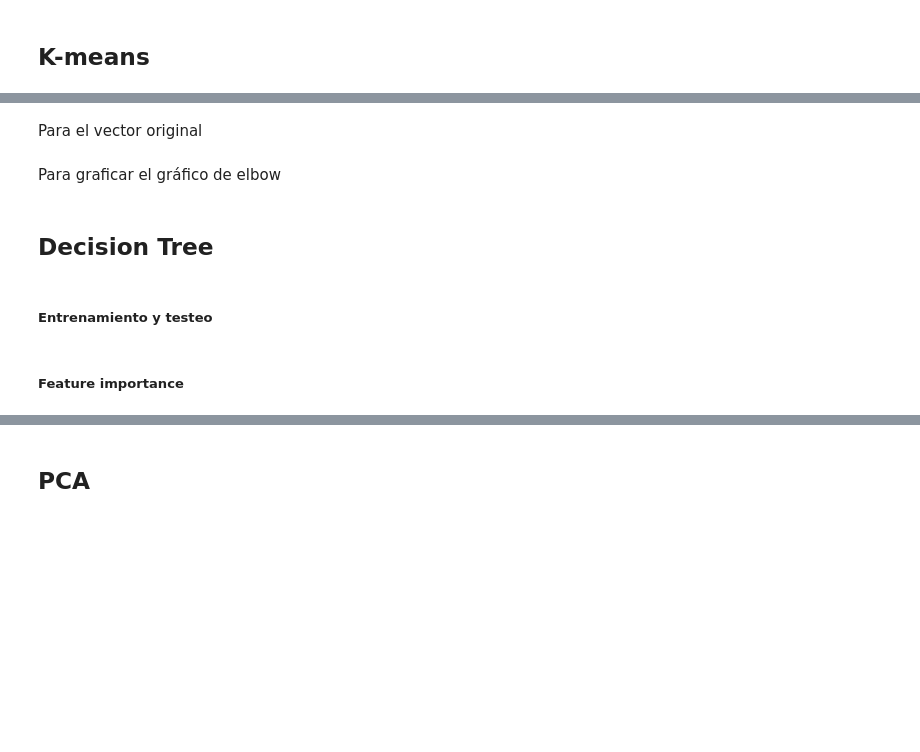
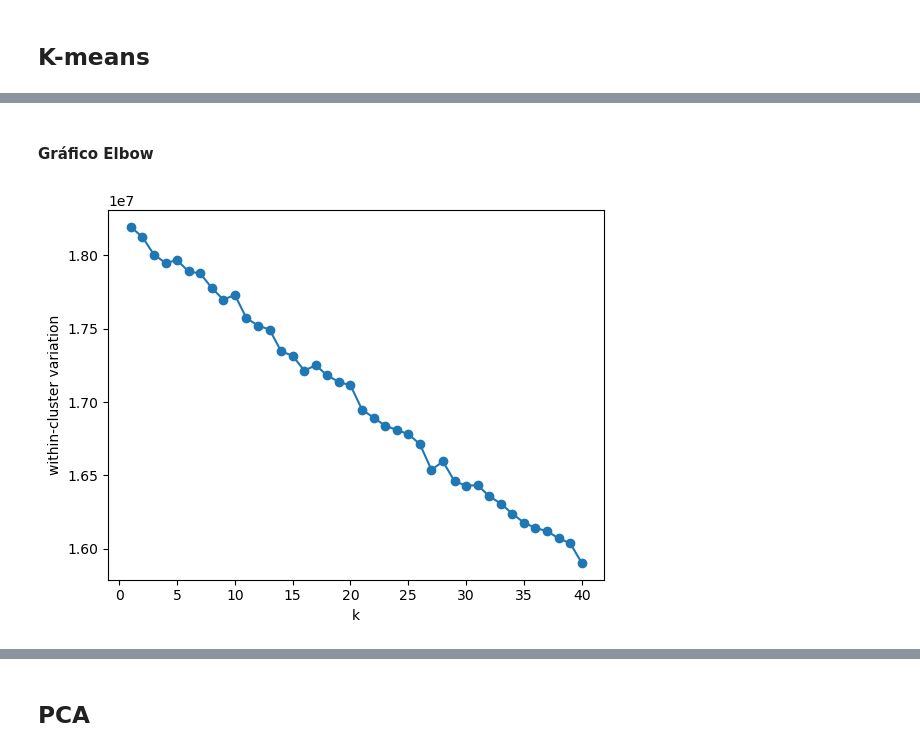
Before and after one commit to gaston-lm/TDVI_tp4_music_encoder, a Jupyter notebook: src/exploratory_analysis.ipynb, the cells around one changed output, grey strips where cells are left out. Drawn from its saved outputs; the diff is of its cells as text; code cells hidden in the pictures; blank space fills up the shorter version.

```diff
--- a/src/exploratory_analysis.ipynb
+++ b/src/exploratory_analysis.ipynb
@@ -67,31 +35,27 @@ Para el vector latente reducido
-# %%
-k = 10
-kmeans_lv = make_pipeline(StandardScaler(), KMeans(n_clusters=k, max_iter=30, n_init=20, random_state=SEED))
-kmeans_lv.fit(lv_train)
-print(kmeans_lv[1].labels_)
-# %% [markdown]
-Para el vector original
-# %%
-k = 10
-kmeans = make_pipeline(StandardScaler(), KMeans(n_clusters=k, max_iter=30, n_init=20, random_state=SEED))
-kmeans.fit(og_train)
-print(kmeans[1].labels_)
-# %% [markdown]
-Para graficar el gráfico de elbow
+# %% [markdown]
+#### Gráfico Elbow
 # %%
+# Vectores del tamaño del vector latente elegido
+lv_size = '18376'
+# Lectura de vectores latente de npy (según división en autoencoder)
+latent_vectors_test = np.load(f'../vectors/test/test_latent_vector_{lv_size}.npy')
+latent_vectors_val = np.load(f'../vectors/val/val_latent_vector_{lv_size}.npy')
+latent_vectors_train = np.load(f'../vectors/train/train_latent_vector_{lv_size}.npy')
+
+# Unimos todo para k-means (es no supervizado, no hace falta dividir según train y test)
+all_latent_vectors = np.vstack((latent_vectors_train, latent_vectors_val, latent_vectors_test))
+
 evol_variabilidad = []
 for k in range(1, 41):
-    kmeans = KMeans(n_clusters=k, max_iter=30, n_init=20)
-    kmeans.fit(lv_train)
-    evol_variabilidad.append({"k": k, "var": kmeans.inertia_})
+    kmeans = make_pipeline(StandardScaler(), KMeans(n_clusters=k, max_iter=30, n_init=20, random_state=SEED))
+    kmeans.fit(all_latent_vectors)
+    evol_variabilidad.append({"k": k, "var": kmeans[1].inertia_})
 
 evol_variabilidad = pd.DataFrame(evol_variabilidad)
 plt.figure()
 plt.plot(evol_variabilidad["k"], evol_variabilidad["var"], marker="o")
 plt.xlabel("k")
 plt.ylabel("within-cluster variation")
 plt.show()
+# %% [output]
+[figure, added]
-# %% [markdown]
-## Decision Tree
-# %% [markdown]
-##### Entrenamiento y testeo
@@ -108,2 +61,0 @@ print("Accuracy:", metrics.accuracy_score(labels_test, labels_pred))
-# %% [markdown]
-##### Feature importance
```
Also changed, not shown: parts of 18 cells of this notebook, 33 other files.
